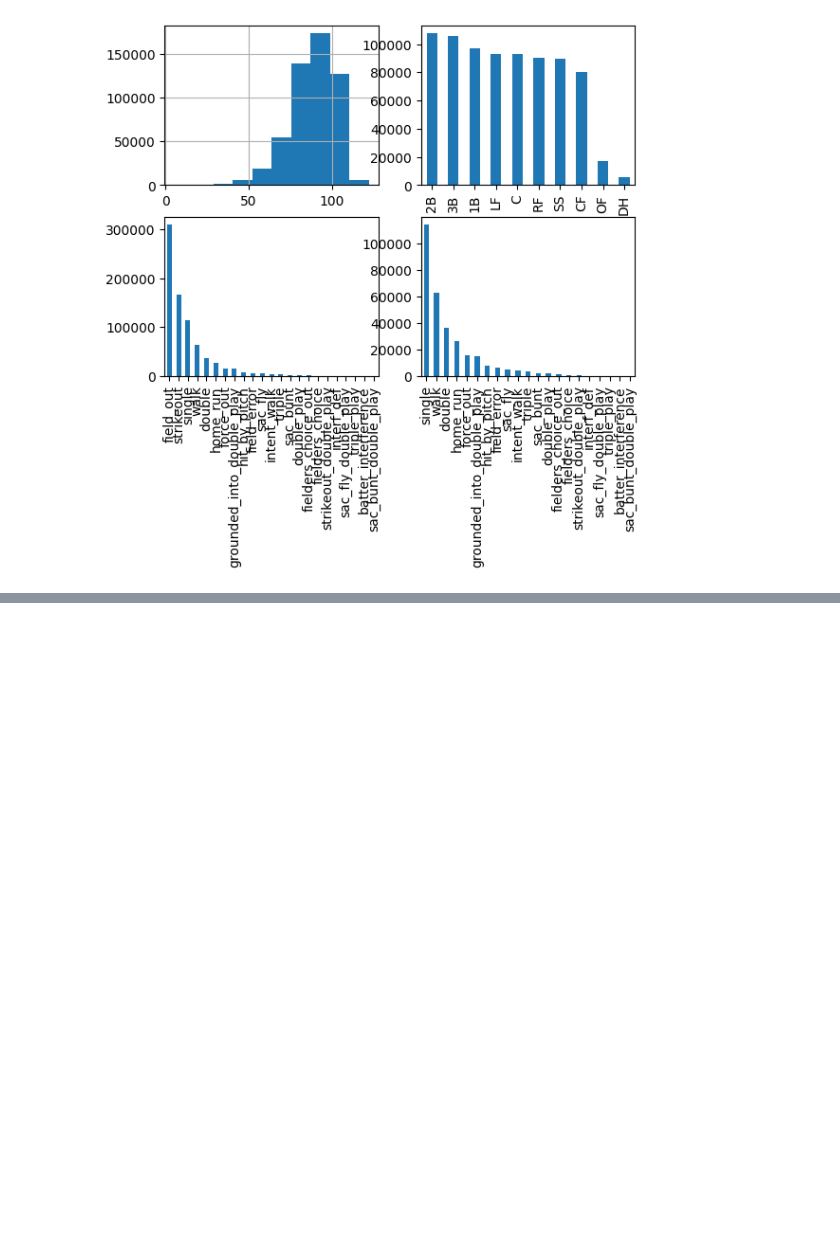
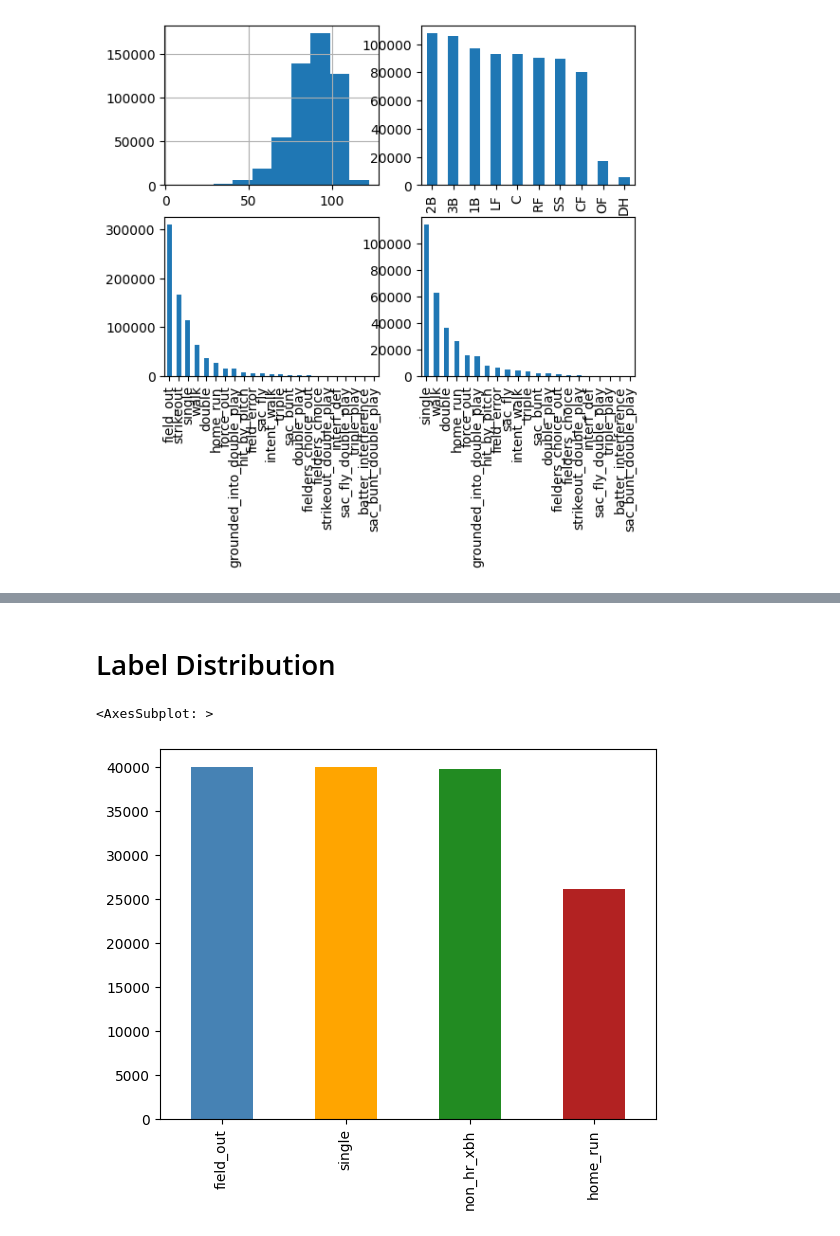
Before and after one commit to bjhammack/predict-at-bat-outcome, a Jupyter notebook: src/predict_at_bat_outcome/analysis/data_analysis.ipynb, the cells around one changed output, grey strips where cells are left out. Cells and saved outputs as stored; diff of their text form; code cells hidden in the pictures; blank space fills up the shorter version.

```diff
--- a/src/predict_at_bat_outcome/analysis/data_analysis.ipynb
+++ b/src/predict_at_bat_outcome/analysis/data_analysis.ipynb
@@ -147,0 +182,7 @@ ax4 = abs.data.loc[~abs.data.result.isin(['field_out','strikeout'])].result.valu
+# %% [markdown]
+# Label Distribution
+# %%
+abs.data.result.value_counts().plot.bar(color=['steelblue', 'orange','forestgreen', 'firebrick'])
+# %% [output]
+<AxesSubplot: >
+[figure, added]
```
Also changed, not shown: parts of 7 cells of this notebook, 11 other files.
